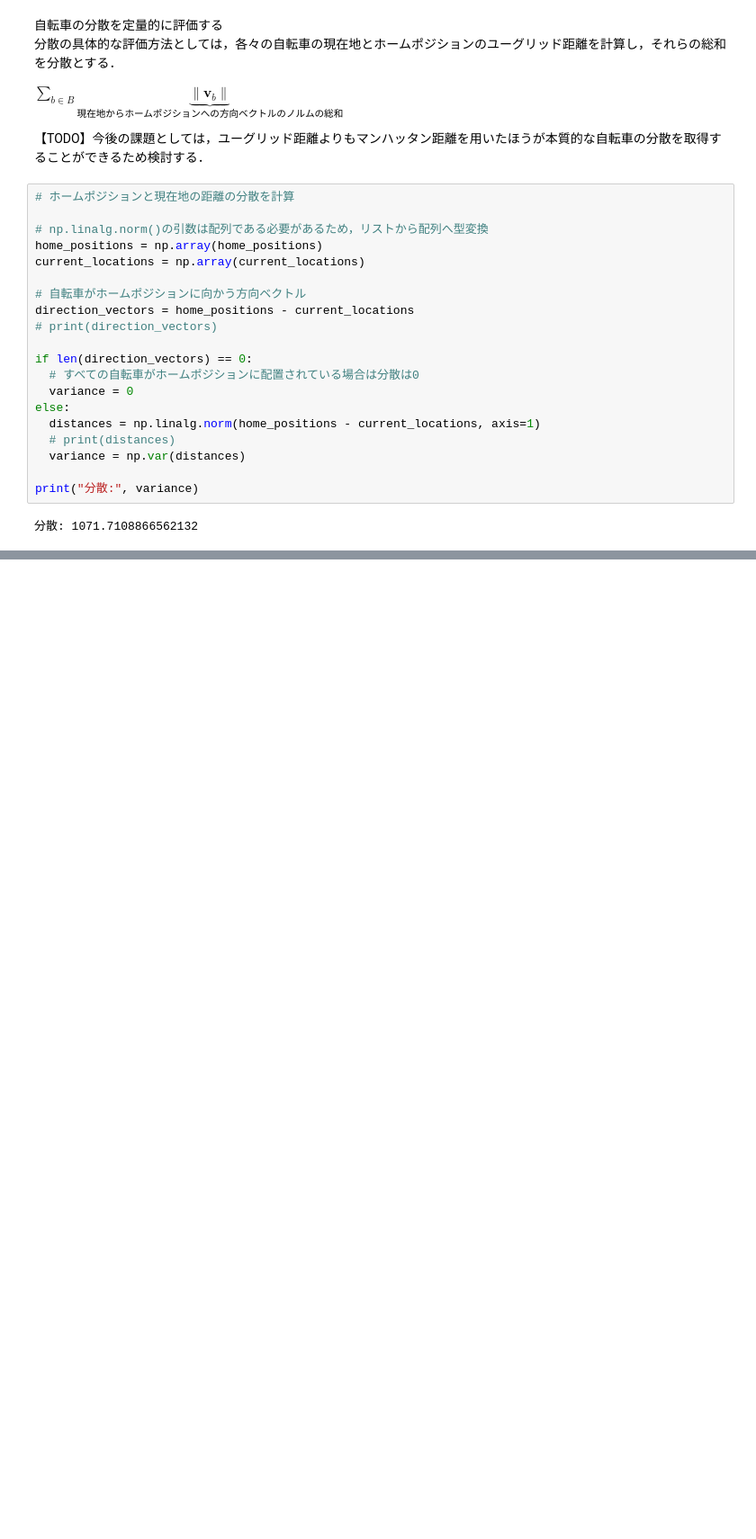
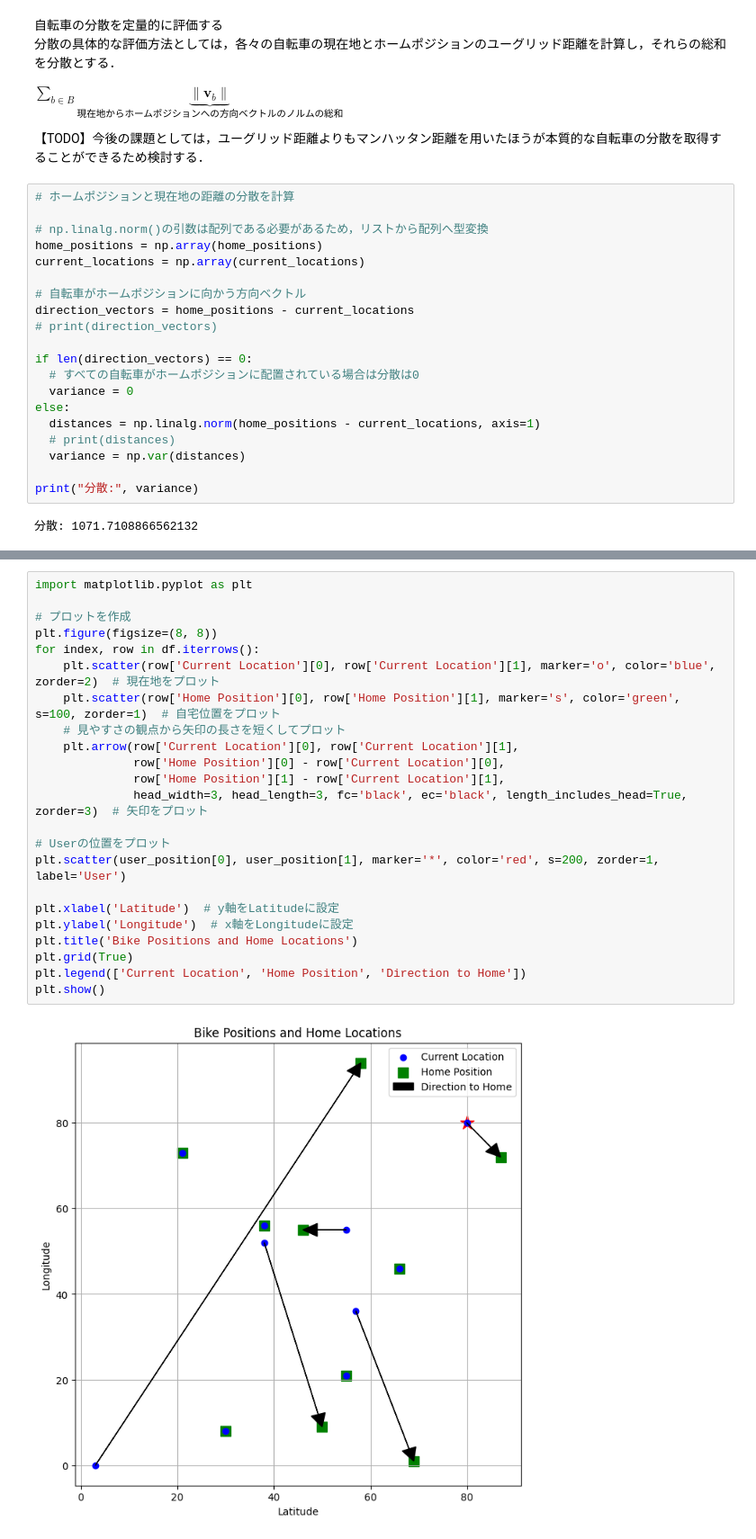
Before and after one commit to Koki-Kazaore/Research, a Jupyter notebook: googleColabEnv/assignmentProblem.ipynb, the cells around one changed output, grey strips where cells are left out. Shown: that part at 90% size. Saved outputs shown, nothing was run; the diff lists cells and outputs as text; blank space fills up the shorter version.

```diff
--- a/googleColabEnv/assignmentProblem.ipynb
+++ b/googleColabEnv/assignmentProblem.ipynb
@@ -101,0 +242,25 @@ print("分散:", variance)
+# %%
+import matplotlib.pyplot as plt
+
+# プロットを作成
+plt.figure(figsize=(8, 8))
+for index, row in df.iterrows():
+    plt.scatter(row['Current Location'][0], row['Current Location'][1], marker='o', color='blue', zorder=2)  # 現在地をプロット
+    plt.scatter(row['Home Position'][0], row['Home Position'][1], marker='s', color='green', s=100, zorder=1)  # 自宅位置をプロット
+    # 見やすさの観点から矢印の長さを短くしてプロット
+    plt.arrow(row['Current Location'][0], row['Current Location'][1],
+              row['Home Position'][0] - row['Current Location'][0],
+              row['Home Position'][1] - row['Current Location'][1],
+              head_width=3, head_length=3, fc='black', ec='black', length_includes_head=True, zorder=3)  # 矢印をプロット
+
+# Userの位置をプロット
+plt.scatter(user_position[0], user_position[1], marker='*', color='red', s=200, zorder=1, label='User')
+
+plt.xlabel('Latitude')  # y軸をLatitudeに設定
+plt.ylabel('Longitude')  # x軸をLongitudeに設定
+plt.title('Bike Positions and Home Locations')
+plt.grid(True)
+plt.legend(['Current Location', 'Home Position', 'Direction to Home'])
+plt.show()
+# %% [output]
+[figure, added]
```
Also changed, not shown: parts of 6 cells of this notebook.
